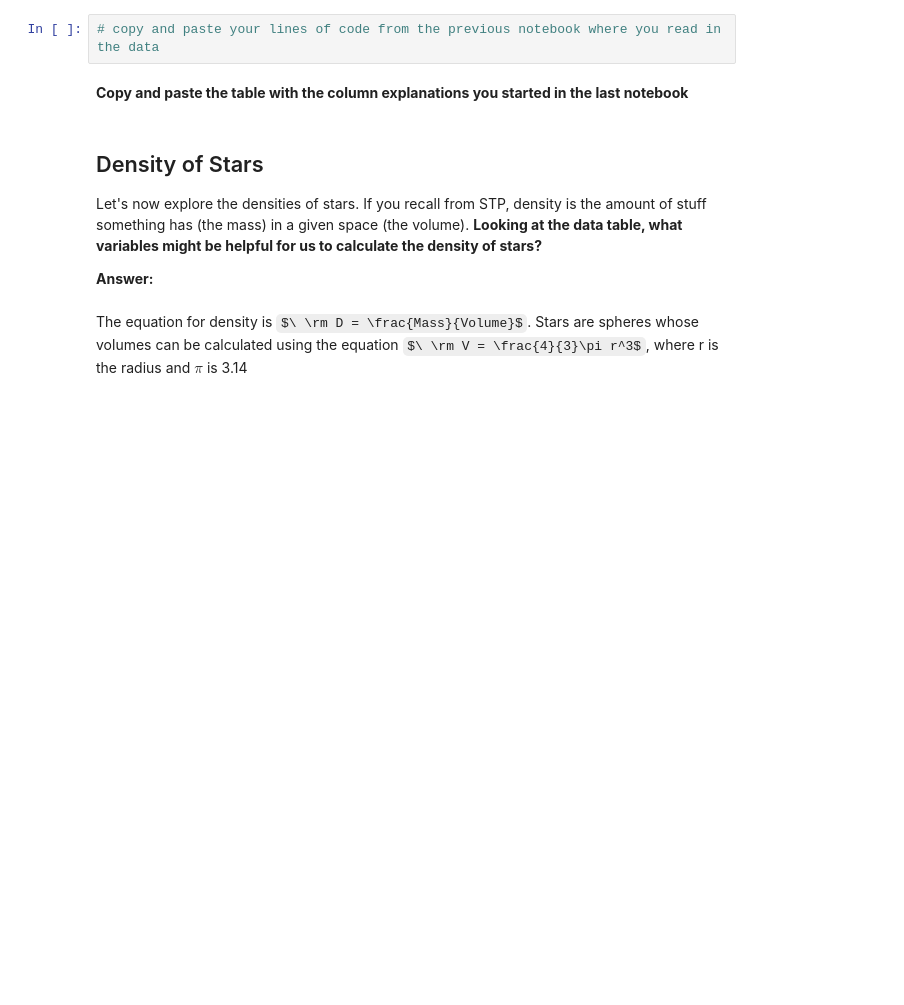
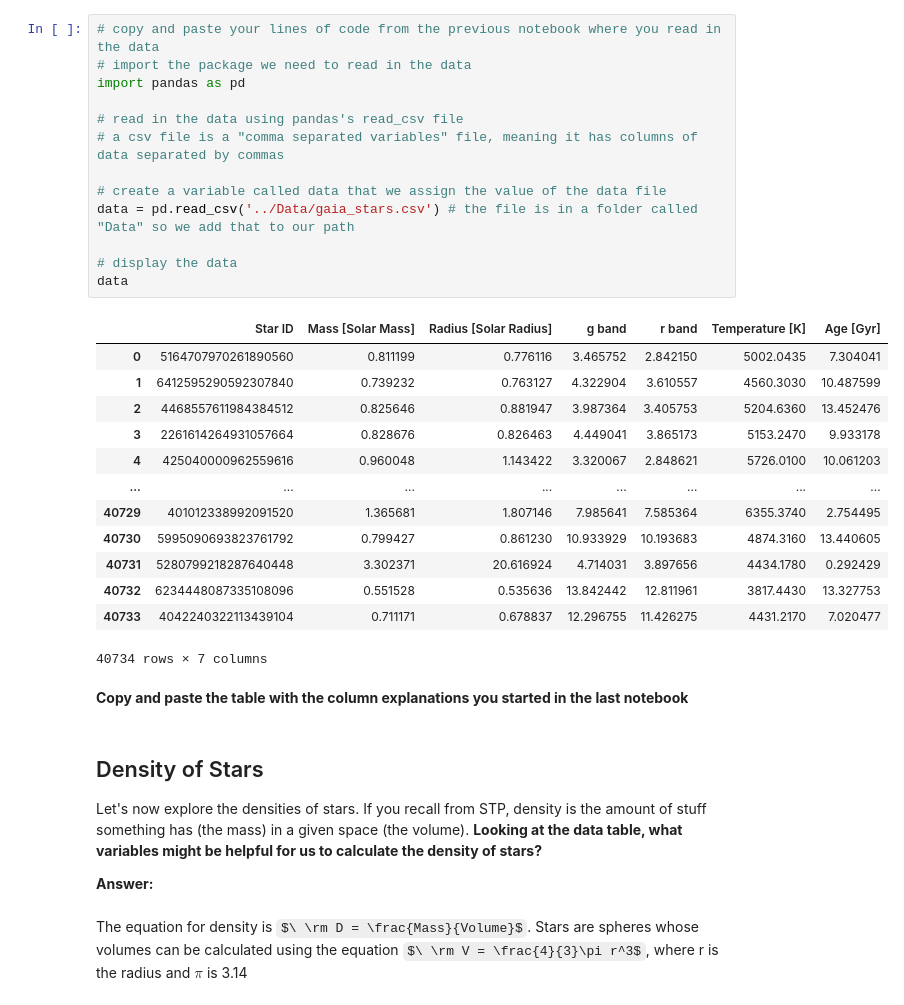
Before and after one commit to PrisonTeachingInitiative/CFR-2025, a Jupyter notebook: Astro/Blank/1 - Stars Pt2 .ipynb, the cells around one changed output. Drawn from its saved outputs; the diff is of its cells as text; some formulas as TeX source; blank space fills up the shorter version.

```diff
--- a/Astro/Blank/1 - Stars Pt2 .ipynb
+++ b/Astro/Blank/1 - Stars Pt2 .ipynb
@@ -1,5 +1,30 @@
-# %%
-# copy and paste your lines of code from the previous notebook where you read in the data
+# %%
+# copy and paste your lines of code from the previous notebook where you read in the data
+# import the package we need to read in the data
+import pandas as pd
+
+# read in the data using pandas's read_csv file
+# a csv file is a "comma separated variables" file, meaning it has columns of data separated by commas
+
+# create a variable called data that we assign the value of the data file
+data = pd.read_csv('../Data/gaia_stars.csv') # the file is in a folder called "Data" so we add that to our path
+
+# display the data
+data
+# %% [output]
+|  | Star ID | Mass [Solar Mass] | Radius [Solar Radius] | g band | r band | Temperature [K] | Age [Gyr] |
+| 0 | 5164707970261890560 | 0.811199 | 0.776116 | 3.465752 | 2.842150 | 5002.0435 | 7.304041 |
+| 1 | 6412595290592307840 | 0.739232 | 0.763127 | 4.322904 | 3.610557 | 4560.3030 | 10.487599 |
+| 2 | 4468557611984384512 | 0.825646 | 0.881947 | 3.987364 | 3.405753 | 5204.6360 | 13.452476 |
+| 3 | 2261614264931057664 | 0.828676 | 0.826463 | 4.449041 | 3.865173 | 5153.2470 | 9.933178 |
+| 4 | 425040000962559616 | 0.960048 | 1.143422 | 3.320067 | 2.848621 | 5726.0100 | 10.061203 |
+| ... | ... | ... | ... | ... | ... | ... | ... |
+| 40729 | 401012338992091520 | 1.365681 | 1.807146 | 7.985641 | 7.585364 | 6355.3740 | 2.754495 |
+| 40730 | 5995090693823761792 | 0.799427 | 0.861230 | 10.933929 | 10.193683 | 4874.3160 | 13.440605 |
+| 40731 | 5280799218287640448 | 3.302371 | 20.616924 | 4.714031 | 3.897656 | 4434.1780 | 0.292429 |
+| 40732 | 6234448087335108096 | 0.551528 | 0.535636 | 13.842442 | 12.811961 | 3817.4430 | 13.327753 |
+| 40733 | 4042240322113439104 | 0.711171 | 0.678837 | 12.296755 | 11.426275 | 4431.2170 | 7.020477 |
+40734 rows × 7 columns
 # %% [markdown]
 **Copy and paste the table with the column explanations you started in the last notebook**
 # %% [markdown]
```
Also changed, not shown: parts of 6 cells of this notebook.
